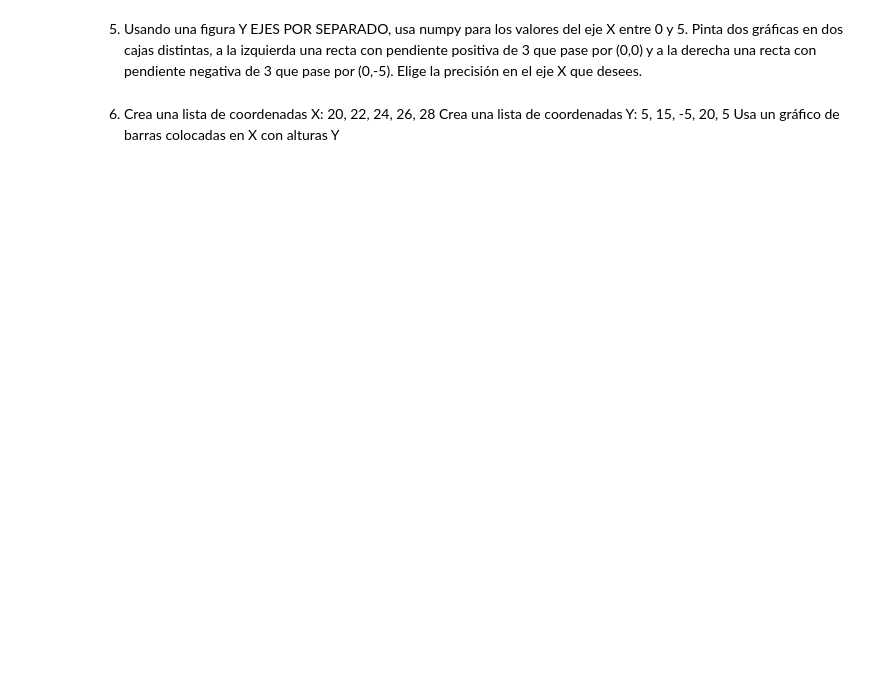
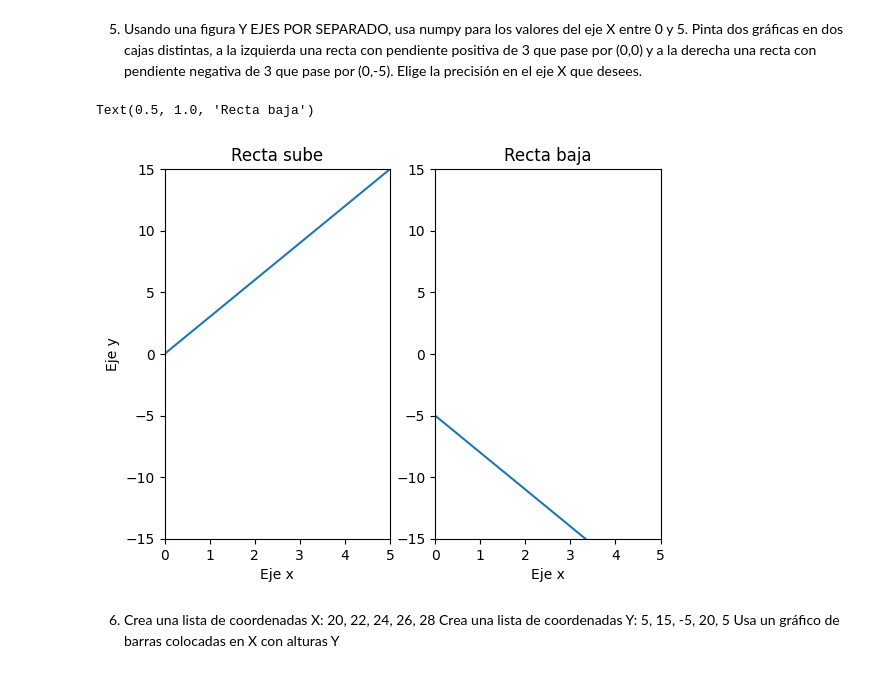
Before and after one commit to MNievas12/2411_dsft_thebridge, a Jupyter notebook: 2-Data-Analysis/4-Visualización/1-Matplotlib/ejercicios/ejercicios_Matplotlib.ipynb, the cells around one changed output. Drawn from its saved outputs; the diff is of its cells as text; code cells hidden in the pictures; blank space fills up the shorter version.

```diff
--- a/2-Data-Analysis/4-Visualización/1-Matplotlib/ejercicios/ejercicios_Matplotlib.ipynb
+++ b/2-Data-Analysis/4-Visualización/1-Matplotlib/ejercicios/ejercicios_Matplotlib.ipynb
@@ -74,3 +122,22 @@ ax[1].plot(x, y2)
+# %%
+fig, ax = plt.subplots(1,2)
+
+ax[0].plot(x,y1)
+ax[0].set_xlim(0,5)
+ax[0].set_ylim(-15,15)
+ax[0].set_xlabel("Eje x")
+ax[0].set_ylabel("Eje y")
+ax[0].set_title("Recta sube")
+
+ax[1].plot(x,y2)
+ax[1].set_xlim(0,5)
+ax[1].set_ylim(-15,15)
+ax[1].set_xlabel("Eje x")
+# ax[1].set_ylabel("Eje y")
+ax[1].set_title("Recta baja")
+# %% [output]
+Text(0.5, 1.0, 'Recta baja')
+[figure, added]
 # %% [markdown]
 6. Crea una lista de coordenadas X: 20, 22, 24, 26, 28
 Crea una lista de coordenadas Y: 5, 15, -5, 20, 5
```
Also changed, not shown: parts of 12 cells of this notebook.
